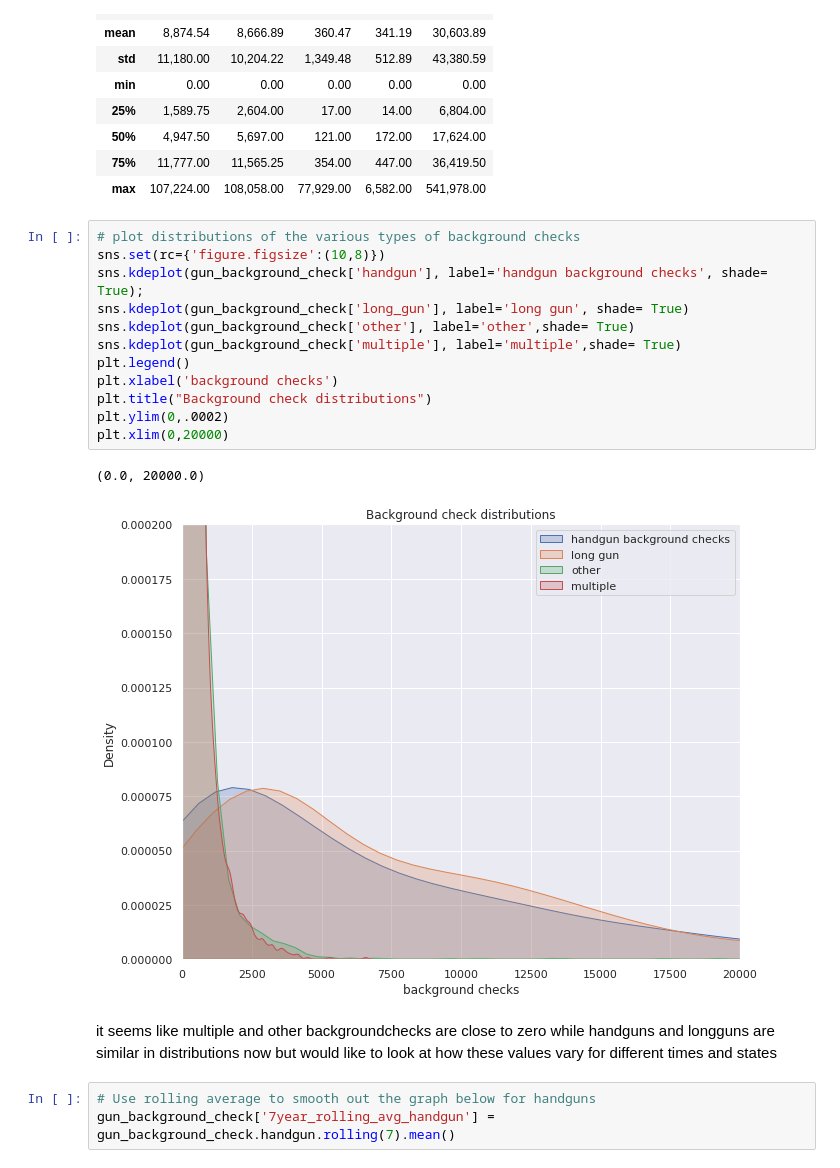
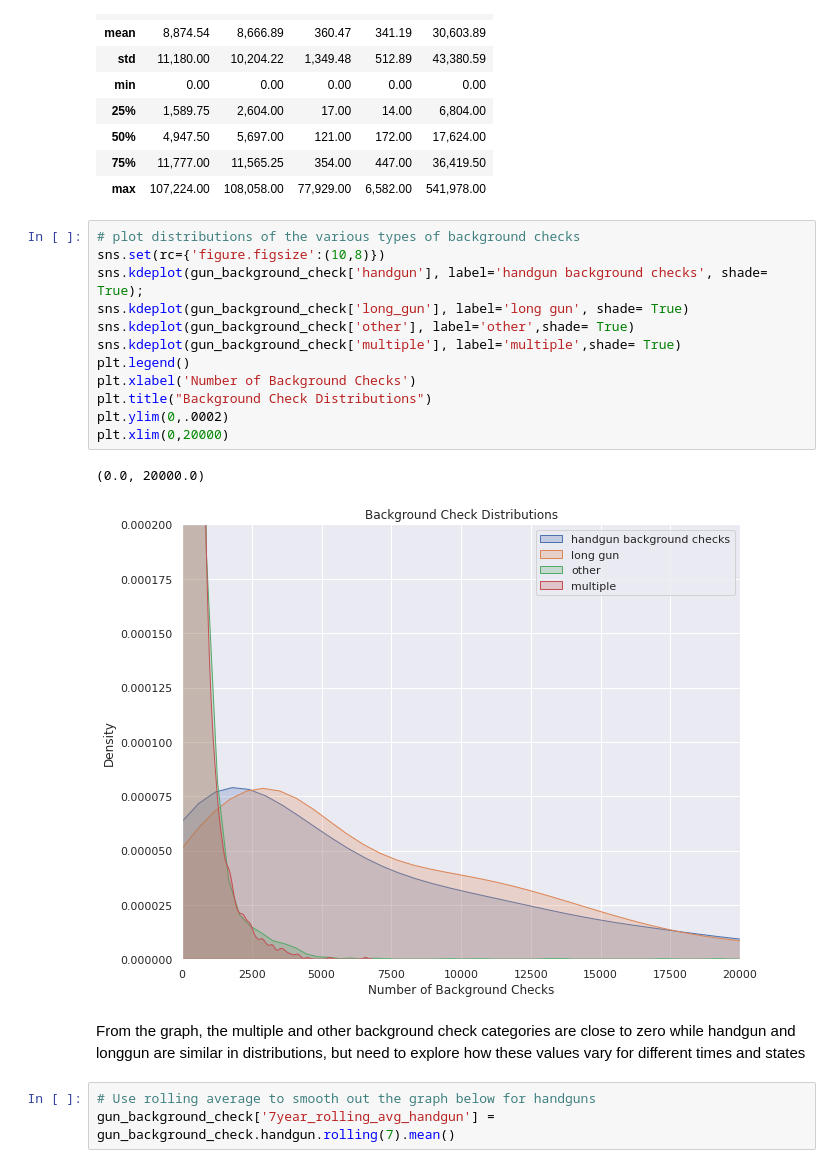
Before and after one commit to freedom-780/FBI-Firearm-Background-Check, a Jupyter notebook: Firearm_Background_Check.ipynb, the cells around one changed output. Cells and saved outputs as stored; diff of their text form.

```diff
--- a/Firearm_Background_Check.ipynb
+++ b/Firearm_Background_Check.ipynb
@@ -403,20 +412,20 @@ gun_background_check.describe()
 # %%
 # plot distributions of the various types of background checks
 sns.set(rc={'figure.figsize':(10,8)})
 sns.kdeplot(gun_background_check['handgun'], label='handgun background checks', shade= True);
 sns.kdeplot(gun_background_check['long_gun'], label='long gun', shade= True)
 sns.kdeplot(gun_background_check['other'], label='other',shade= True)
 sns.kdeplot(gun_background_check['multiple'], label='multiple',shade= True)
 plt.legend()
-plt.xlabel('background checks')
-plt.title("Background check distributions")
+plt.xlabel('Number of Background Checks')
+plt.title("Background Check Distributions")
 plt.ylim(0,.0002)
 plt.xlim(0,20000)
 # %% [output]
 (0.0, 20000.0)
-[figure, old version]
+[figure, new version]
 # %% [markdown]
-it seems like multiple and other backgroundchecks are close to zero while handguns and longguns are similar in distributions now but would like to look at how these values vary for different times and states
+From the graph, the  multiple and other background check categories are close to zero while handgun and longgun are similar in distributions, but need to explore how these values vary for different times and states
 # %%
 # Use rolling average to smooth out the graph below for handguns
 gun_background_check['7year_rolling_avg_handgun'] = gun_background_check.handgun.rolling(7).mean()
```
Also changed, not shown: parts of 52 cells of this notebook.
